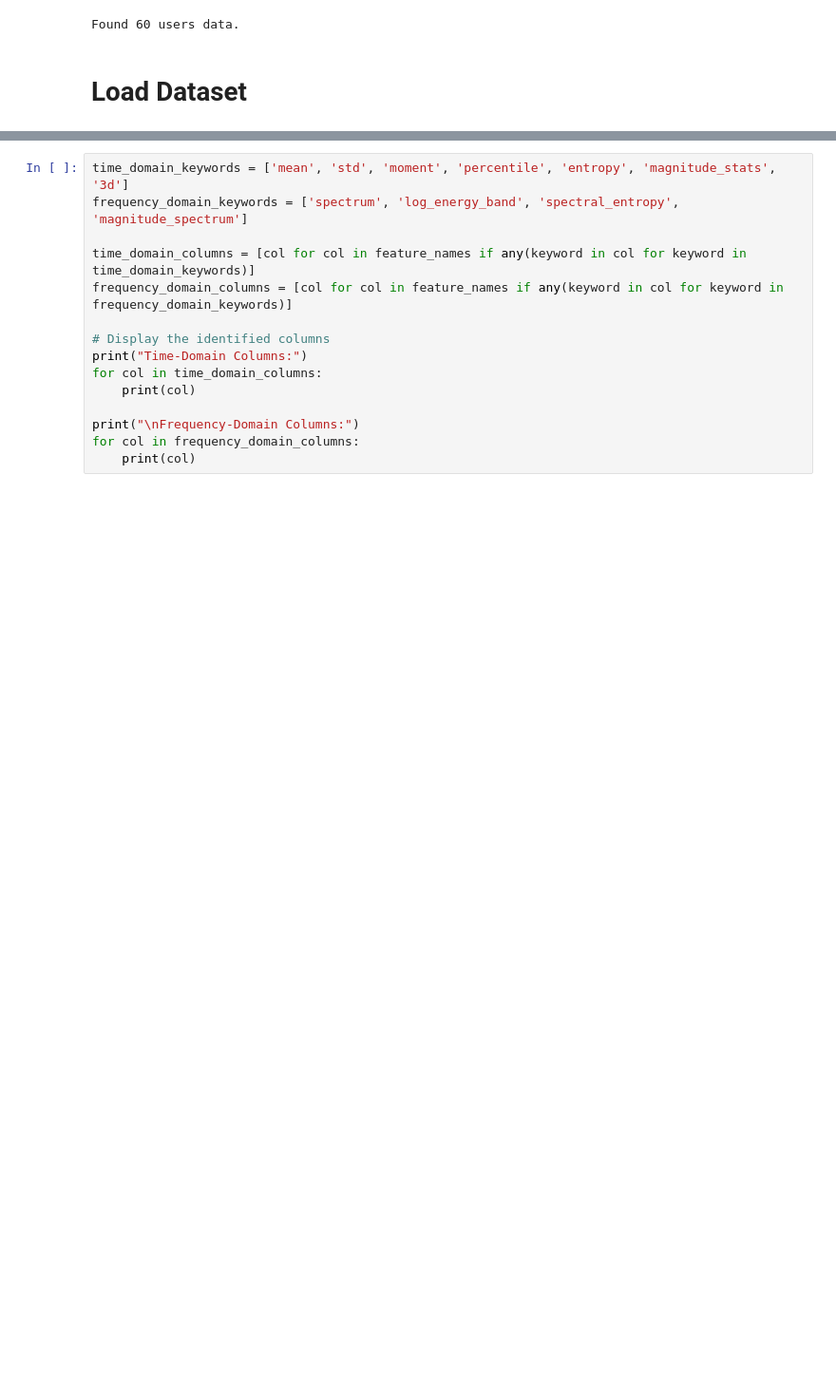
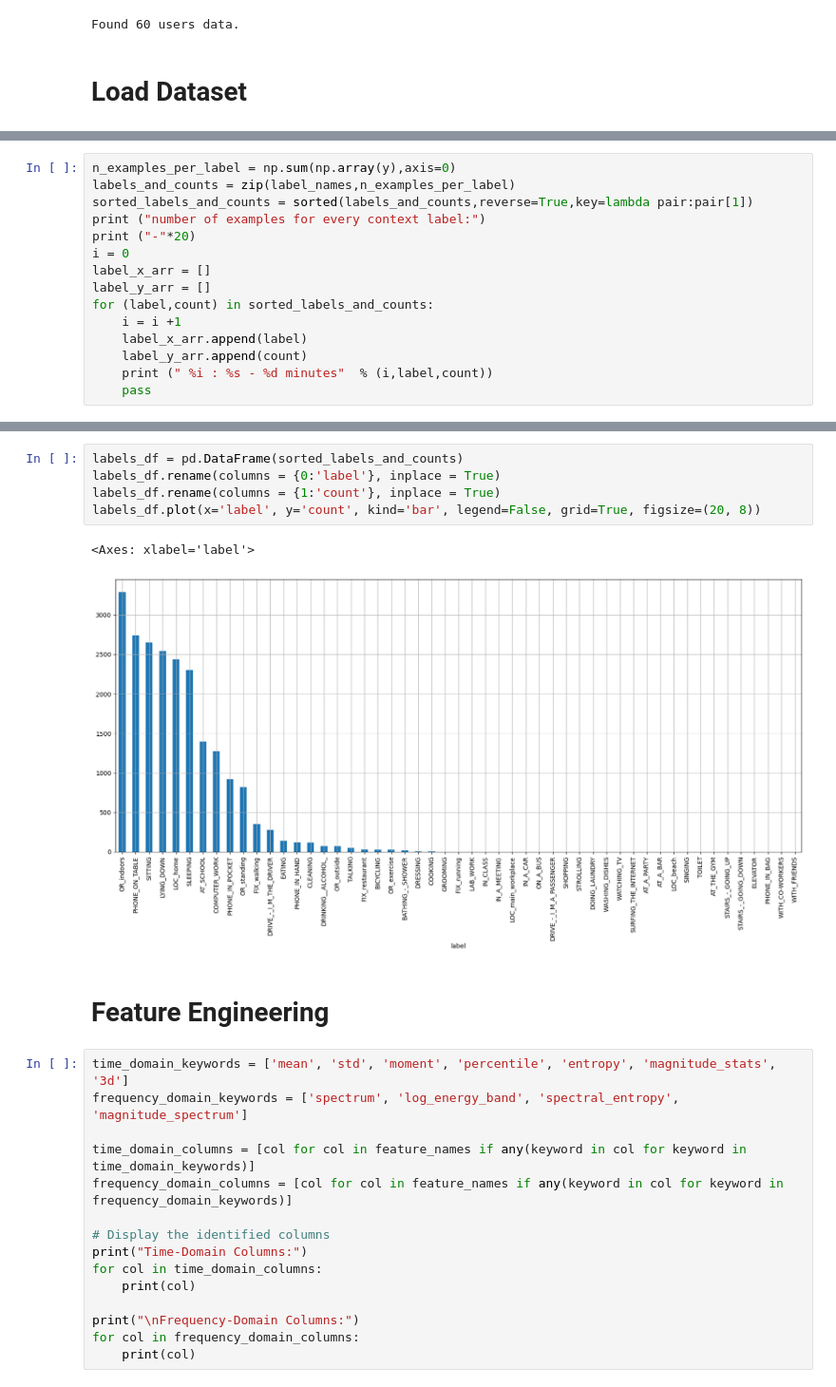
Before and after one commit to rohankumar1999/Extrasensory-Dataset, a Jupyter notebook: project.ipynb, the cells around one changed output, grey strips where cells are left out. Shown at 95% size. Drawn from its saved outputs; the diff is of its cells as text; blank space fills up the shorter version.

```diff
--- a/project.ipynb
+++ b/project.ipynb
@@ -35,0 +43,15 @@ X, y, M, user_index, feature_names, label_names = load_all_data(['1155FF54-63D3-
+# %%
+n_examples_per_label = np.sum(np.array(y),axis=0)
+labels_and_counts = zip(label_names,n_examples_per_label)
+sorted_labels_and_counts = sorted(labels_and_counts,reverse=True,key=lambda pair:pair[1])
+print ("number of examples for every context label:")
+print ("-"*20)
+i = 0
+label_x_arr = []
+label_y_arr = []
+for (label,count) in sorted_labels_and_counts:
+    i = i +1
+    label_x_arr.append(label)
+    label_y_arr.append(count)
+    print (" %i : %s - %d minutes"  % (i,label,count))
+    pass
@@ -36,3 +76,13 @@ X, y, M, user_index, feature_names, label_names = load_all_data(['1155FF54-63D3-
+# %%
+labels_df = pd.DataFrame(sorted_labels_and_counts)
+labels_df.rename(columns = {0:'label'}, inplace = True)
+labels_df.rename(columns = {1:'count'}, inplace = True)
+labels_df.plot(x='label', y='count', kind='bar', legend=False, grid=True, figsize=(20, 8))
+# %% [output]
+<Axes: xlabel='label'>
+[figure, added]
+# %% [markdown]
+# Feature Engineering
 # %%
 time_domain_keywords = ['mean', 'std', 'moment', 'percentile', 'entropy', 'magnitude_stats', '3d']
 frequency_domain_keywords = ['spectrum', 'log_energy_band', 'spectral_entropy', 'magnitude_spectrum']
```
Also changed, not shown: parts of 11 cells of this notebook, 3 other files.
